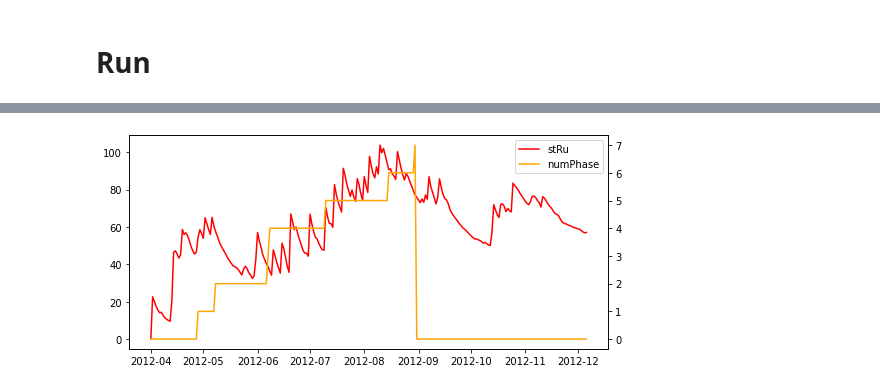
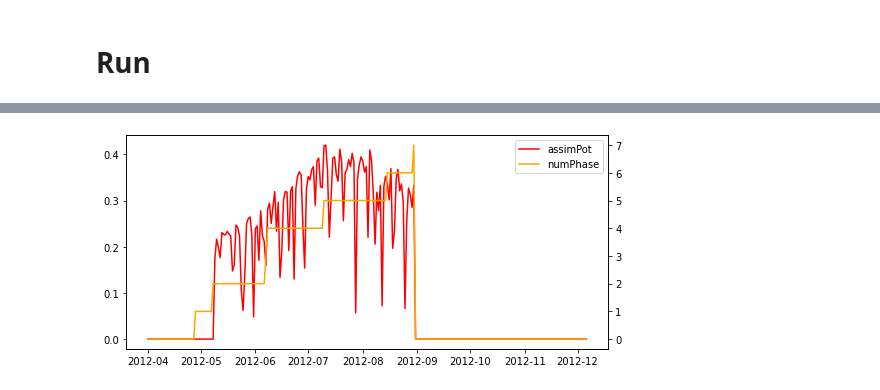
Before and after one commit to SARRA-cropmodels/SARRA-Py, a Jupyter notebook: notebooks/SARRA-Py_42.ipynb, the cells around one changed output, grey strips where cells are left out. Saved outputs shown, nothing was run; the diff lists cells and outputs as text; code cells hidden in the pictures.

```diff
--- a/notebooks/SARRA-Py_42.ipynb
+++ b/notebooks/SARRA-Py_42.ipynb
@@ -42,7 +45,7 @@ paramVariete = {
                 "TOpt2":34, # OK
                 "TLim":44, # OK
 
-                "pcReallocFeuille":0.7, # OK
+                "pcReallocFeuille":0.7, # OK # partFeuilleTige
                 'txConversion':5.8, # OK
                 'txAssimBVP':1, # OK
                 'txAssimMatu1':0.9, # OK
@@ -54,7 +57,7 @@ paramVariete = {
                 "feuilAeroBase":0.55, # OK
                 "feuilAeroPente":-5E-5, # OK
 
-                "txRealloc":0.4, # OK
+                "txRealloc":0.4, # OK #realloc
                 "tempMaint":25, # OK
                 "KRdtBiom":0, # OK
 
@@ -101,6 +104,8 @@ paramVariete = {
 
 if paramVariete["kBaseLaiDev"] == 0.1 :
     raise exception()
+
+
 
 paramITK = {
             "DateSemis":datetime.date(2012,4,28), # OK
@@ -158,6 +163,9 @@ paramTypeSol = {
 
                 }
 
+paramVariete["txConversion"] = paramVariete["NIYo"] + paramVariete["NIp"] * (1-np.exp(-paramVariete["NIp"] * paramITK["NI"])) - (np.exp(-0.5*((paramITK["NI"] - paramVariete["LGauss"])/paramVariete["AGauss"])* (paramITK["NI"]- paramVariete["LGauss"])/paramVariete["AGauss"]))/(paramVariete["AGauss"]*2.506628274631)
+
+
 # ruRac = paramTypeSol["ru"] * paramITK["profRacIni"] / 1000 # alt name rRac
 # ruSurf = paramTypeSol["epaisseurSurf"] / 1000 * paramTypeSol["ru"]
 # %%
@@ -241,14 +249,23 @@ df_weather = df_weather.merge(df_irrig[["Jour","Irrigation"]], left_on="Jour", r
 df_weather.loc[np.isnan(df_weather["Irrigation"]), "Irrigation"] = 0
 # %% [markdown]
 ordre des modules depuis SarrahV42.docx
+# %%
+def EvalPar(data):
+    #depuis meteo.par
+    kpar = 0.5
+    data["par"] = kpar * data["rg"]
+    return data
 # %% [markdown]
 # Run
 # %%
 data = {}
+
 data = InitPlotMc(data, grid_width, grid_height, paramITK, paramTypeSol, duration) # **** bileau *** # trad OK
 
 data = InitiationCulture(data, grid_width, grid_height, duration, paramVariete)
 data = InitSup(data, grid_width, grid_height, duration, df_weather, paramTypeSol, paramITK)
+data = EvalPar(data)
+
 
 for j in range(duration):
     # on reporte en commentaire les fichiers source dans lesquelles se trouvent
@@ -289,7 +306,7 @@ for j in range(duration):
     # bilan carbone
     data = EvalLtr(j, data, paramVariete) #biomasse, exmodules 1 & 2 # comparaison code nécessaire pour choix #trad OK
     data = EvalConversion(j, data, paramVariete) # mimlbilancarbone copie, ecopalm2_2, exmodules 1 & 2, ***milbilancarbone***, risocas, riz # trad OK
-    data = BiomDensOptSarV42(j, data, paramITK, paramVariete) # ***bilancarbonsarra*** # trad OK
+    # data = BiomDensOptSarV42(j, data, paramITK, paramVariete) # ***bilancarbonsarra*** # trad OK
     data = EvalAssimSarrahV42(j, data, paramITK, paramVariete) # ***bilancarbonsarra*** # trad OK
     data = EvalRespMaintSarrahV3(j, data, paramVariete) # ***bilancarbonsarra***, exmodules 1 & 2 ### trad OK
     data = EvolBiomTotSarrahV4(j, data, paramVariete, paramITK) # ***bilancarbonsarra*** ### trad OK, vérifier questiond e la densité
@@ -307,7 +324,7 @@ for j in range(duration):
 
     # bilan carbone
     data = MortaliteSarraV3(j, data, paramITK, paramVariete) # ***bilancarbonsarra***, exmodules 1 & 2 ### trad OK
-    data = BiomDensiteSarraV42(j, data, paramITK, paramVariete)# ***bilancarbonsarra*** ### trad OK
+    # data = BiomDensiteSarraV42(j, data, paramITK, paramVariete)# ***bilancarbonsarra*** ### trad OK
     data = BiomMcUBTSV3(j, data, paramITK) # ***bilancarbonsarra***, exmodules 2
     data = MAJBiomMcSV3(data) # ***bilancarbonsarra***, exmodules 2
 # %% [output]
@@ -458,18 +379,18 @@ debugging
 # %%
-variable1="stRu"
+variable1="assimPot"
 variable2="numPhase"
 
 plt.rcParams["figure.figsize"] = [7.50, 3.50]
 plt.rcParams["figure.autolayout"] = True
 
 ax1 = plt.subplot()
 l1, = ax1.plot(df_weather["Jour"], data[variable1][0,0,:], color='red')
 
 ax2 = ax1.twinx()
 l2, = ax2.plot(df_weather["Jour"], data[variable2][0,0,:], color='orange')
 
 plt.legend([l1, l2], [variable1, variable2])
 plt.xticks(rotation=45)
 plt.show()
 # %% [output]
-[figure, old version]
+[figure, new version]
```
Also changed, not shown: parts of 15 cells of this notebook, 2 other files.
